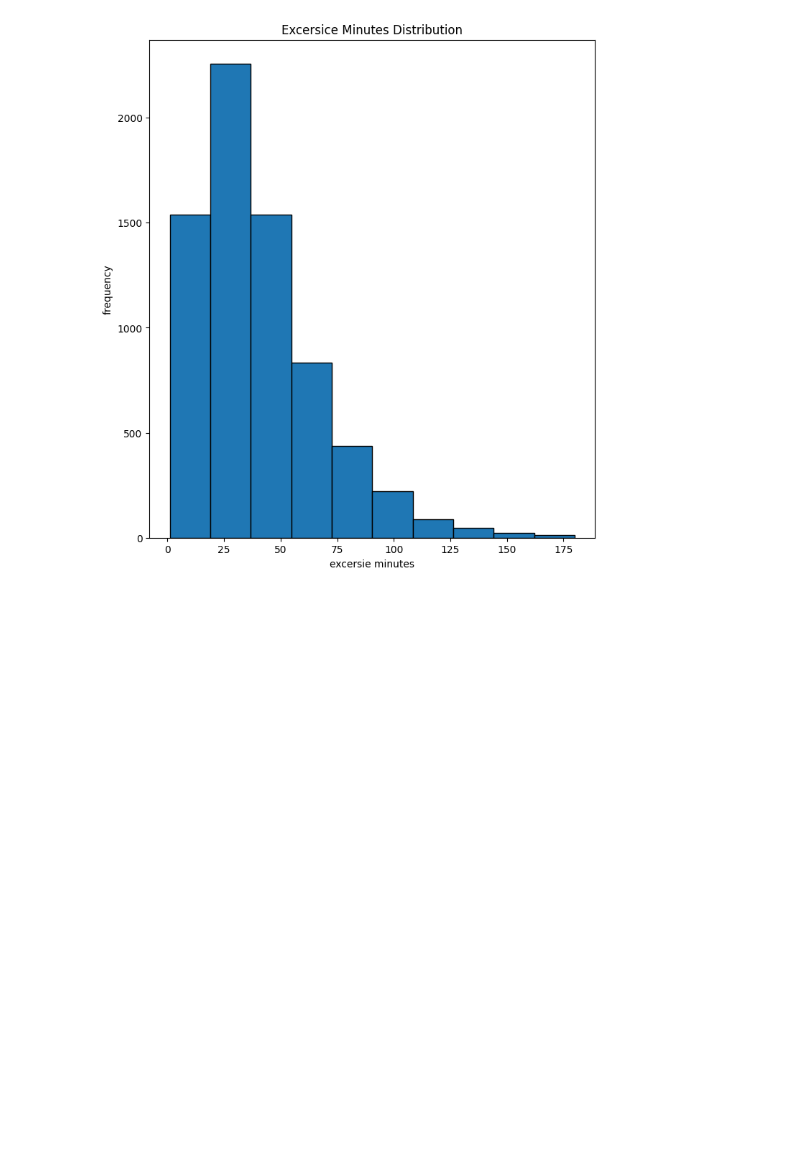
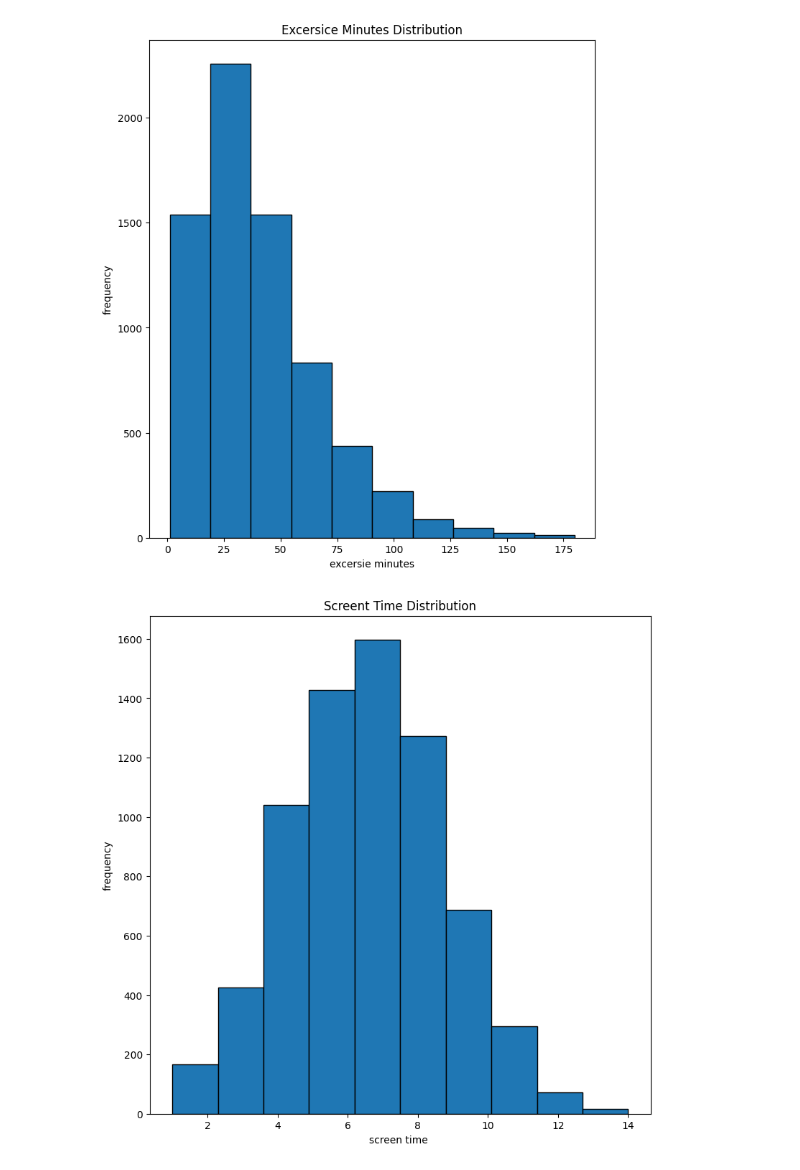
Before and after one commit to Engr-Jawad/Data-Science-Projects, a Jupyter notebook: Digita_Lifestyle_ Productivity _&_ Screen Behavior_ Analysis/digital_lifestyle.ipynb, the cells around one changed output. Cells and saved outputs as stored; diff of their text form; code cells hidden in the pictures; blank space fills up the shorter version.

Commit message:
Distribution are completed

```diff
--- a/Digita_Lifestyle_ Productivity _&_ Screen Behavior_ Analysis/digital_lifestyle.ipynb
+++ b/Digita_Lifestyle_ Productivity _&_ Screen Behavior_ Analysis/digital_lifestyle.ipynb
@@ -324,3 +324,14 @@ plt.savefig("Excersise_minutes_dis.png",dpi=300,bbox_inches="tight")
 plt.show()
 # %% [output]
 [figure]
+# %%
+# screen time
+plt.figure(figsize=(9,9))
+plt.hist(df["Screen_Time_Hours"],bins=10,edgecolor="black")
+plt.title("Screent Time Distribution")
+plt.xlabel("screen time ")
+plt.ylabel("frequency")
+plt.savefig("Screen_time_houre_dis.png",dpi=300,bbox_inches="tight")
+plt.show()
+# %% [output]
+[figure, added]
```
Also changed, not shown: parts of 1 cell of this notebook, 2 other files.
